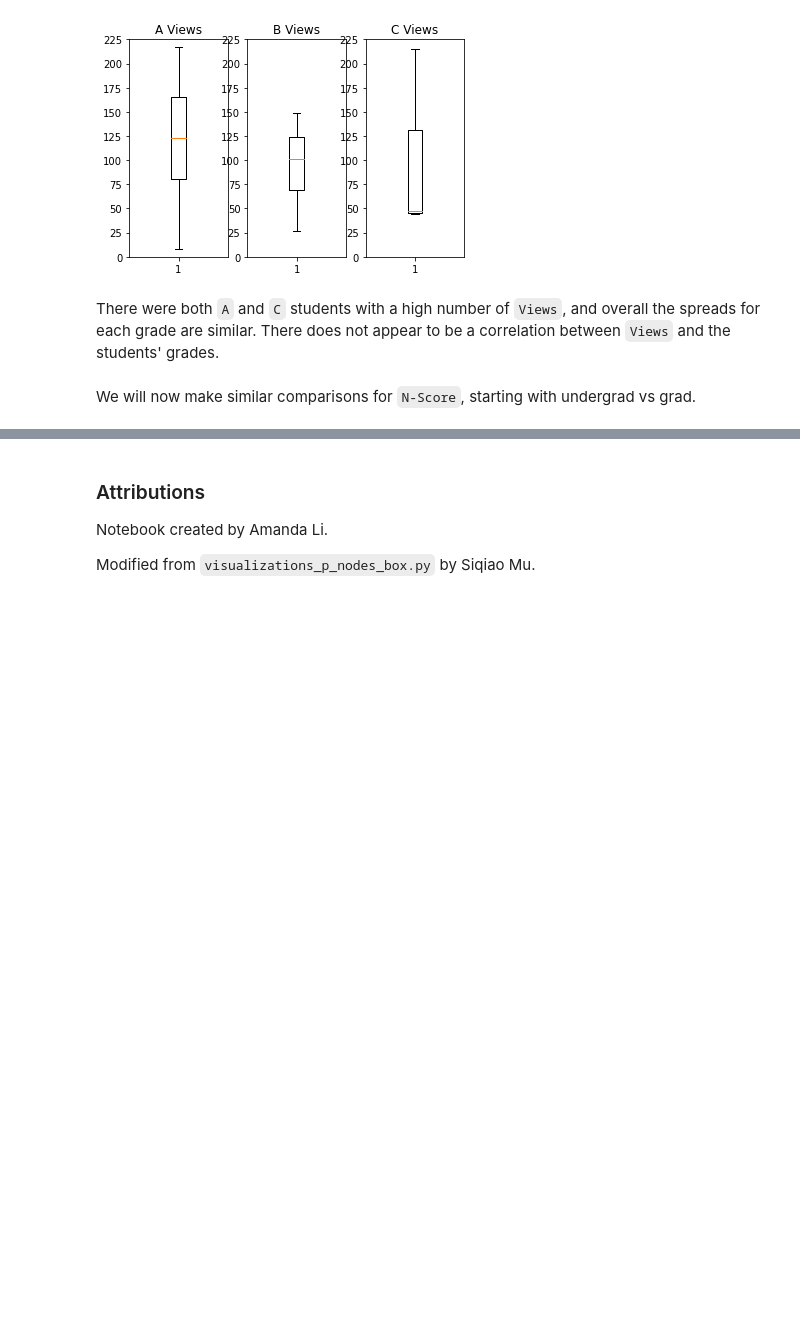
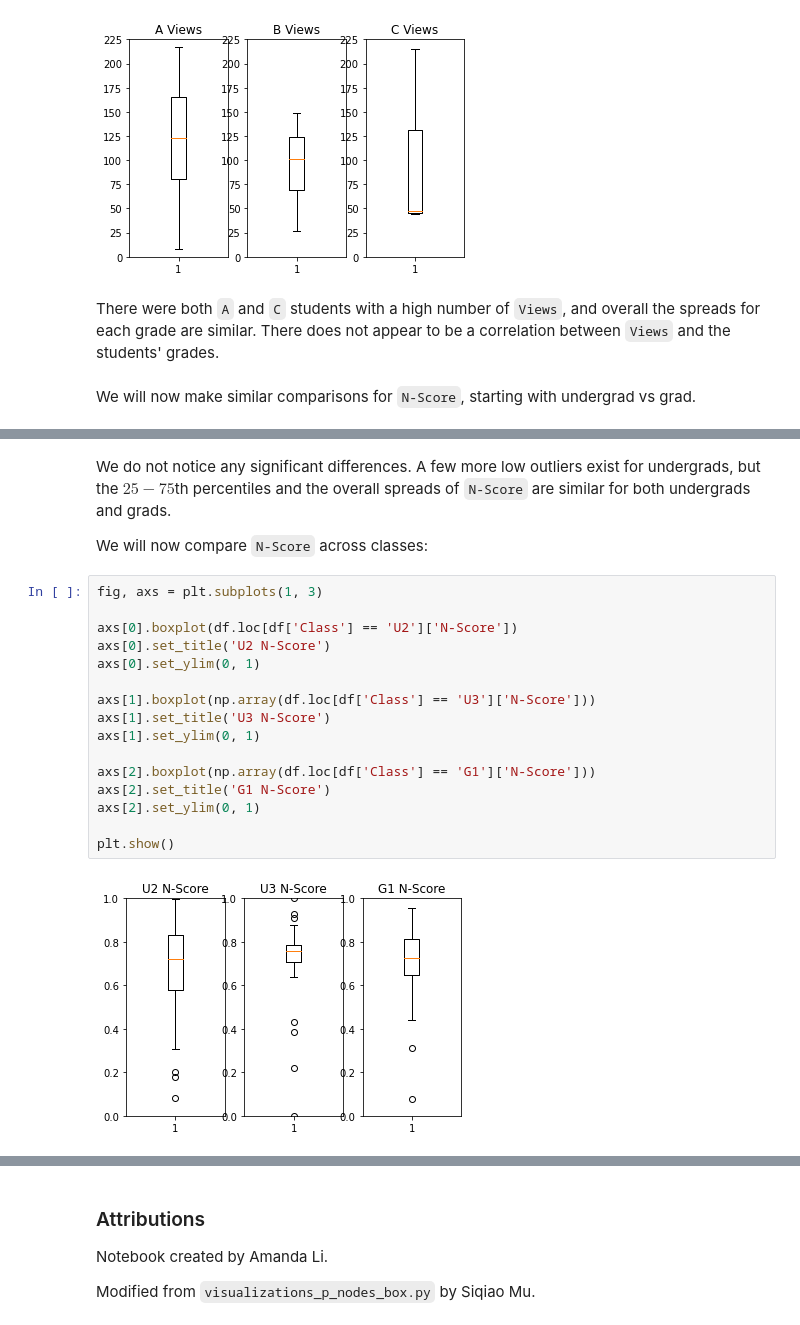
Before and after one commit to amandaliusa/piazza-network-analysis, a Jupyter notebook: visualizations_p_nodes_box.ipynb, the cells around one changed output, grey strips where cells are left out. Drawn from its saved outputs; the diff is of its cells as text; blank space fills up the shorter version.

```diff
--- a/visualizations_p_nodes_box.ipynb
+++ b/visualizations_p_nodes_box.ipynb
@@ -234,0 +249,22 @@ We will now make similar comparisons for `N-Score`, starting with undergrad vs g
+# %% [markdown]
+We do not notice any significant differences. A few more low outliers exist for undergrads, but the $25-75$th percentiles and the overall spreads of `N-Score` are similar for both undergrads and grads.
+
+We will now compare `N-Score` across classes:
+# %%
+fig, axs = plt.subplots(1, 3)
+
+axs[0].boxplot(df.loc[df['Class'] == 'U2']['N-Score'])
+axs[0].set_title('U2 N-Score')
+axs[0].set_ylim(0, 1)
+
+axs[1].boxplot(np.array(df.loc[df['Class'] == 'U3']['N-Score']))
+axs[1].set_title('U3 N-Score')
+axs[1].set_ylim(0, 1)
+
+axs[2].boxplot(np.array(df.loc[df['Class'] == 'G1']['N-Score']))
+axs[2].set_title('G1 N-Score')
+axs[2].set_ylim(0, 1)
+
+plt.show()
+# %% [output]
+[figure, added]
```
Also changed, not shown: parts of 5 cells of this notebook.
